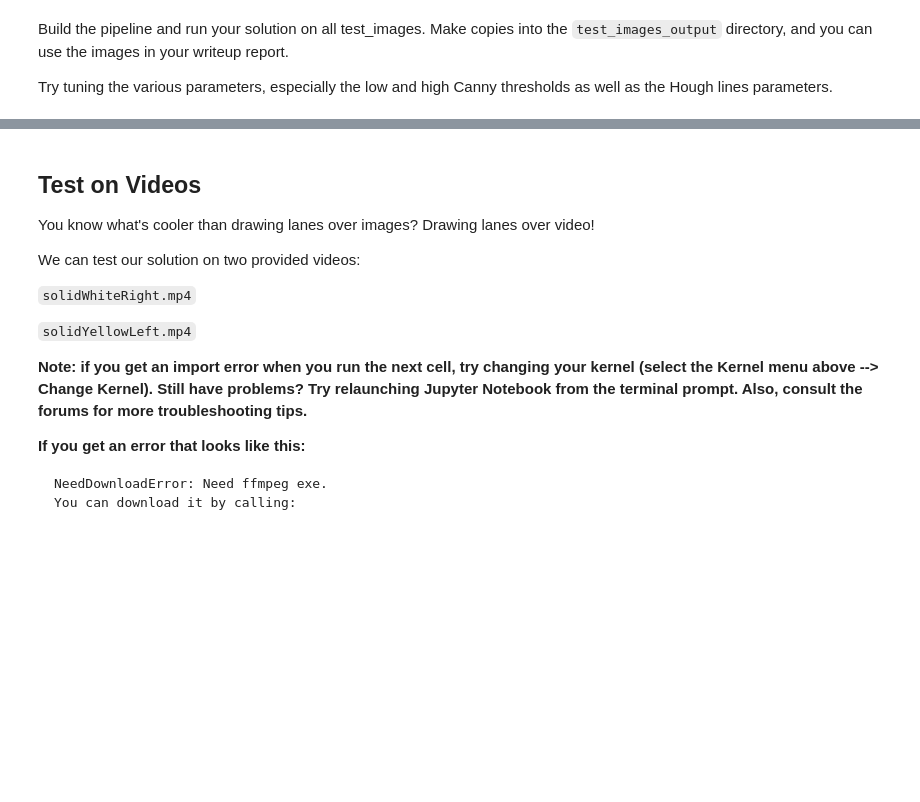
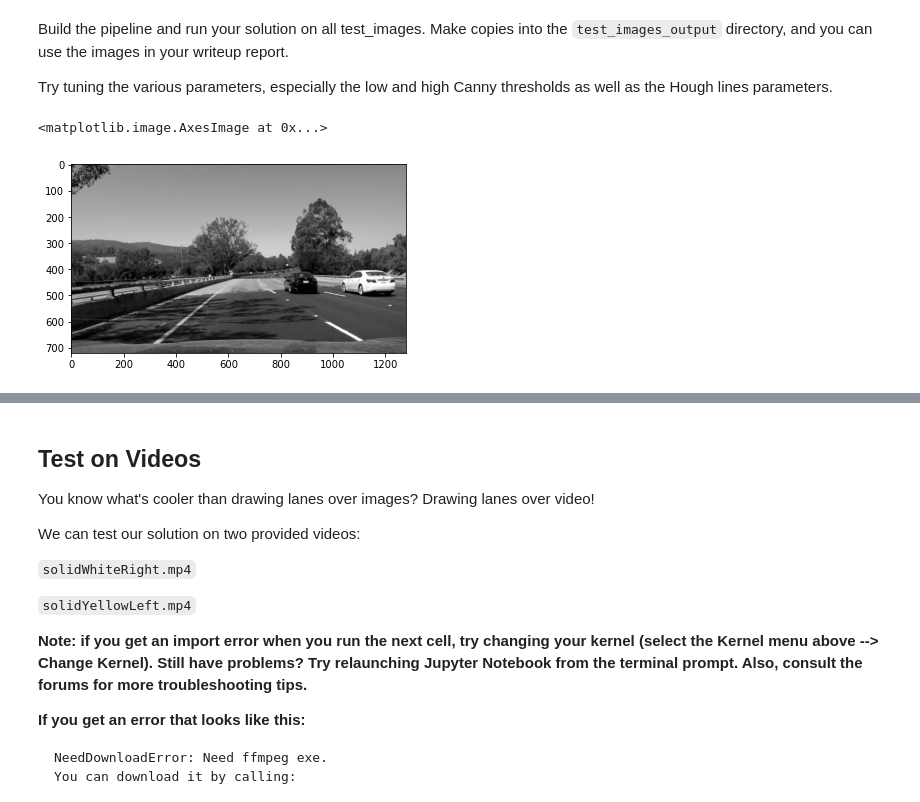
Before and after one commit to Zong-Yue/CarND-LaneLines-P1, a Jupyter notebook: P1.ipynb, the cells around one changed output, grey strips where cells are left out. Drawn from its saved outputs; the diff is of its cells as text; code cells hidden in the pictures; blank space fills up the shorter version.

```diff
--- a/P1.ipynb
+++ b/P1.ipynb
@@ -259,6 +367,12 @@ os.listdir("test_images/")
 Build the pipeline and run your solution on all test_images. Make copies into the `test_images_output` directory, and you can use the images in your writeup report.
 
 Try tuning the various parameters, especially the low and high Canny thresholds as well as the Hough lines parameters.
+# %%
+gray2 = grayscale(image)
+plt.imshow(gray2, cmap='gray')
+# %% [output]
+<matplotlib.image.AxesImage at 0x...>
+[figure, added]
 # %%
 # TODO: Build your pipeline that will draw lane lines on the test_images
 whiteYellowImage = mask_white_yellow(image)
```
Also changed, not shown: parts of 17 cells of this notebook, 19 other files.
